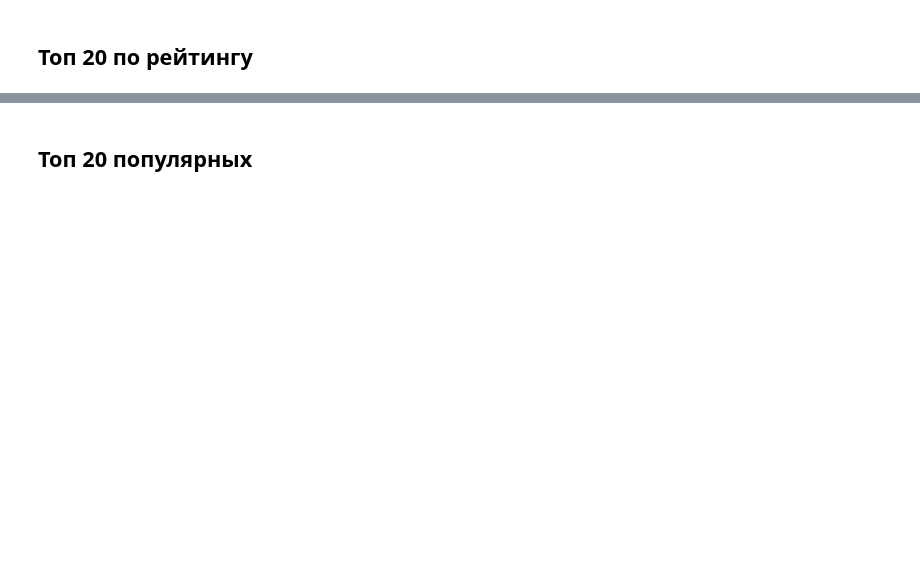
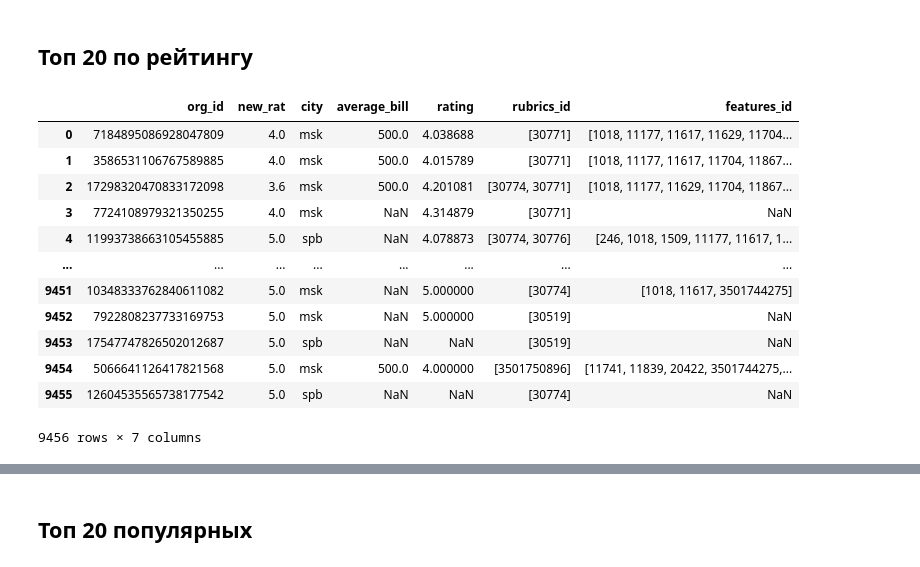
Before and after one commit to MyHorizonn/yacup2021_recsys, a Jupyter notebook: main.ipynb, the cells around one changed output, grey strips where cells are left out. Cells and saved outputs as stored; diff of their text form; code cells hidden in the pictures; blank space fills up the shorter version.

```diff
--- a/main.ipynb
+++ b/main.ipynb
@@ -134 +80,30 @@ orgs
+# %%
+# набор отзывов только от туристов
+tourist_reviews = new_rev[new_rev['user_city'] != new_rev['org_city']]
+# %%
+def new_rating(row):
+    rating = tourist_reviews[tourist_reviews['org_id'] == row['org_id']]['rating'].mean()
+    return rating
+# %%
+new_ratings = pd.DataFrame()
+new_ratings['org_id'] = tourist_reviews['org_id'].unique()
+new_ratings['new_rat'] = new_ratings.progress_apply(new_rating, axis=1)
+# %%
+new_ratings = new_ratings.merge(orgs, on='org_id', how='left')
+# %%
+new_ratings
+# %% [output]
+|  | org_id | new_rat | city | average_bill | rating | rubrics_id | features_id |
+| 0 | 7184895086928047809 | 4.0 | msk | 500.0 | 4.038688 | [30771] | [1018, 11177, 11617, 11629, 11704... |
+| 1 | 3586531106767589885 | 4.0 | msk | 500.0 | 4.015789 | [30771] | [1018, 11177, 11617, 11704, 11867... |
+| 2 | 17298320470833172098 | 3.6 | msk | 500.0 | 4.201081 | [30774, 30771] | [1018, 11177, 11629, 11704, 11867... |
+| 3 | 7724108979321350255 | 4.0 | msk | NaN | 4.314879 | [30771] | NaN |
+| 4 | 11993738663105455885 | 5.0 | spb | NaN | 4.078873 | [30774, 30776] | [246, 1018, 1509, 11177, 11617, 1... |
+| ... | ... | ... | ... | ... | ... | ... | ... |
+| 9451 | 10348333762840611082 | 5.0 | msk | NaN | 5.000000 | [30774] | [1018, 11617, 3501744275] |
+| 9452 | 7922808237733169753 | 5.0 | msk | NaN | 5.000000 | [30519] | NaN |
+| 9453 | 17547747826502012687 | 5.0 | spb | NaN | NaN | [30519] | NaN |
+| 9454 | 5066641126417821568 | 5.0 | msk | 500.0 | 4.000000 | [3501750896] | [11741, 11839, 20422, 3501744275,... |
+| 9455 | 12604535565738177542 | 5.0 | spb | NaN | NaN | [30774] | NaN |
+9456 rows × 7 columns
 # %%
```
Also changed, not shown: parts of 94 cells of this notebook, 3 other files.
